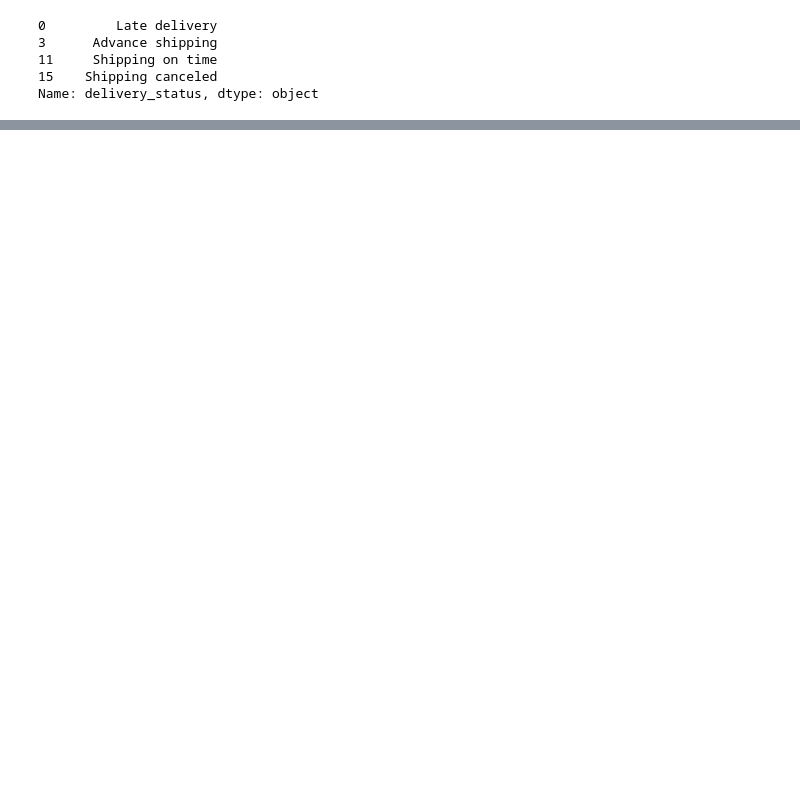
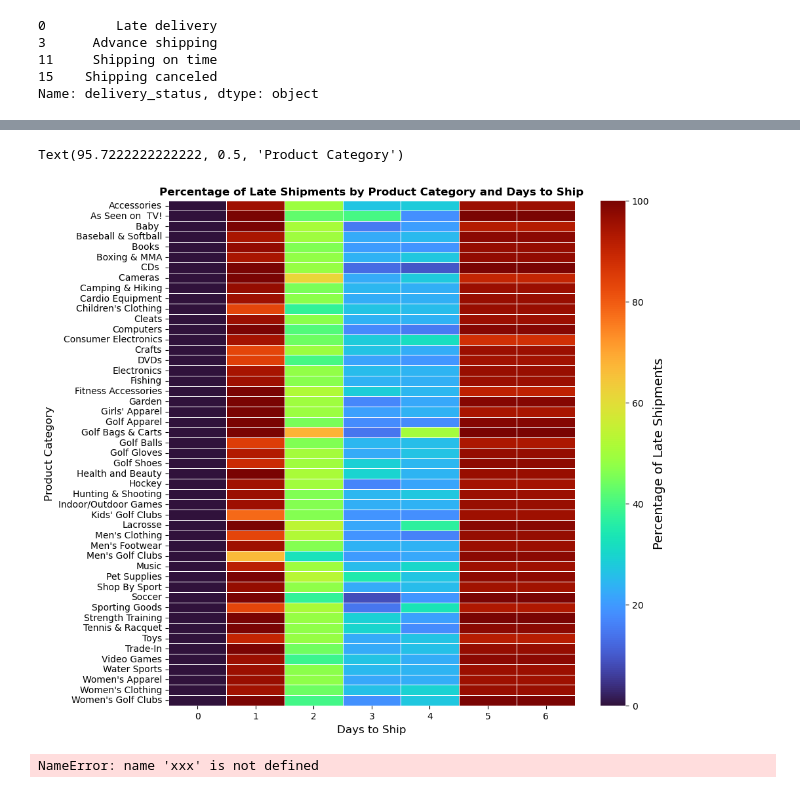
Before and after one commit to occampos/Supply-Chain-Analysis, a Jupyter notebook: analysis/sc_analysis.ipynb, the cells around one changed output, grey strips where cells are left out. Drawn from its saved outputs; the diff is of its cells as text; code cells hidden in the pictures; blank space fills up the shorter version.

```diff
--- a/analysis/sc_analysis.ipynb
+++ b/analysis/sc_analysis.ipynb
@@ -260,0 +453,33 @@ shipping_merge = shipping_merge[['days_shipping_real', 'total', 'n_advanced', 'p
+# %%
+shipping_pivot_4 = shipping_merge[shipping_merge['days_shipping_real'] == 4].pivot_table(index='category', columns='delivery_status', aggfunc='size', fill_value=0).reset_index()
+shipping_pivot_4.columns = ['category', 'n_late', 'n_cancelled', 'n_on_time']
+shipping_pivot_4['n_advanced'] = 0
+shipping_pivot_4['total'] = shipping_pivot_4['n_advanced'] + shipping_pivot_4['n_on_time'] + shipping_pivot_4['n_cancelled'] + shipping_pivot_4['n_late']
+shipping_pivot_4['n_not_late'] = shipping_pivot_4['n_advanced'] + shipping_pivot_4['n_on_time'] + shipping_pivot_4['n_cancelled']
+shipping_pivot_4['pct_late'] = round((shipping_pivot_4['n_late'] / shipping_pivot_4['total']) * 100, 2)
+# %%
+shipping_pivot_5 = shipping_merge[shipping_merge['days_shipping_real'] == 5].pivot_table(index='category', columns='delivery_status', aggfunc='size', fill_value=0).reset_index()
+shipping_pivot_5.columns = ['category', 'n_late', 'n_cancelled']
+shipping_pivot_5['n_advanced'] = 0
+shipping_pivot_5['n_on_time'] = 0
+shipping_pivot_5['total'] = shipping_pivot_5['n_advanced'] + shipping_pivot_5['n_on_time'] + shipping_pivot_5['n_cancelled'] + shipping_pivot_5['n_late']
+shipping_pivot_5['n_not_late'] = shipping_pivot_5['n_advanced'] + shipping_pivot_5['n_on_time'] + shipping_pivot_5['n_cancelled']
+shipping_pivot_5['pct_late'] = round((shipping_pivot_5['n_late'] / shipping_pivot_5['total']) * 100, 2)
+# %%
+shipping_pivot_6 = shipping_merge[shipping_merge['days_shipping_real'] == 5].pivot_table(index='category', columns='delivery_status', aggfunc='size', fill_value=0).reset_index()
+shipping_pivot_6.columns = ['category', 'n_late', 'n_cancelled']
+shipping_pivot_6['n_advanced'] = 0
+shipping_pivot_6['n_on_time'] = 0
+shipping_pivot_6['total'] = shipping_pivot_6['n_advanced'] + shipping_pivot_6['n_on_time'] + shipping_pivot_6['n_cancelled'] + shipping_pivot_6['n_late']
+shipping_pivot_6['n_not_late'] = shipping_pivot_6['n_advanced'] + shipping_pivot_6['n_on_time'] + shipping_pivot_6['n_cancelled']
+shipping_pivot_6['pct_late'] = round((shipping_pivot_6['n_late'] / shipping_pivot_6['total']) * 100, 2)
+# %%
+shipping_pivot_pct = shipping_pivot_2[['category', 'pct_late']].merge(shipping_pivot_0[['category', 'pct_late']], how='left', on='category').merge(shipping_pivot_1[['category', 'pct_late']], on='category')
+shipping_pivot_pct.columns = ['category', '2', '0', '1']
+shipping_pivot_pct = shipping_pivot_pct.merge(shipping_pivot_3[['category', 'pct_late']], on='category').merge(shipping_pivot_4[['category', 'pct_late']], on='category').merge(shipping_pivot_5[['category', 'pct_late']], on='category')
+shipping_pivot_pct.columns = ['category', '2', '0', '1', '3', '4', '5']
+shipping_pivot_pct = shipping_pivot_pct.merge(shipping_pivot_6[['category', 'pct_late']], on='category')
+shipping_pivot_pct.columns = ['category', '2', '0', '1', '3', '4', '5', '6']
+shipping_pivot_pct = shipping_pivot_pct[['category', '0', '1', '2', '3', '4', '5', '6']].fillna(0)
+shipping_pivot_pct.set_index('category', inplace=True)
+shipping_pivot_pct
@@ -260,0 +505,14 @@ shipping_merge = shipping_merge[['days_shipping_real', 'total', 'n_advanced', 'p
+# %%
+plt.figure(figsize=(10, 10))
+ax = sns.heatmap(shipping_pivot_pct, annot=False, cmap="turbo", linewidths=.5, cbar_kws={'label': 'Percentage of Late Shipments'})
+ax.collections[0].colorbar.set_label('Percentage of Late Shipments', fontsize=14)
+ax.set_title('Percentage of Late Shipments by Product Category and Days to Ship', fontweight='bold', fontsize=12)
+ax.set_xlabel('Days to Ship', fontsize=12)
+ax.set_ylabel('Product Category', fontsize=12)
+# %% [output]
+Text(95.7222222222222, 0.5, 'Product Category')
+[figure, added]
+# %%
+xxx
+# %% [output]
+NameError: name 'xxx' is not defined
```
Also changed, not shown: parts of 71 cells of this notebook.
